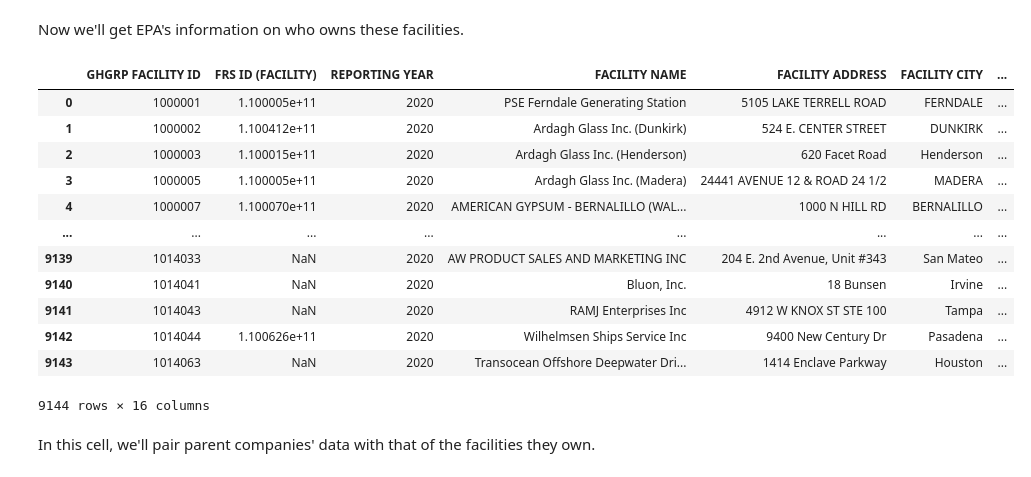
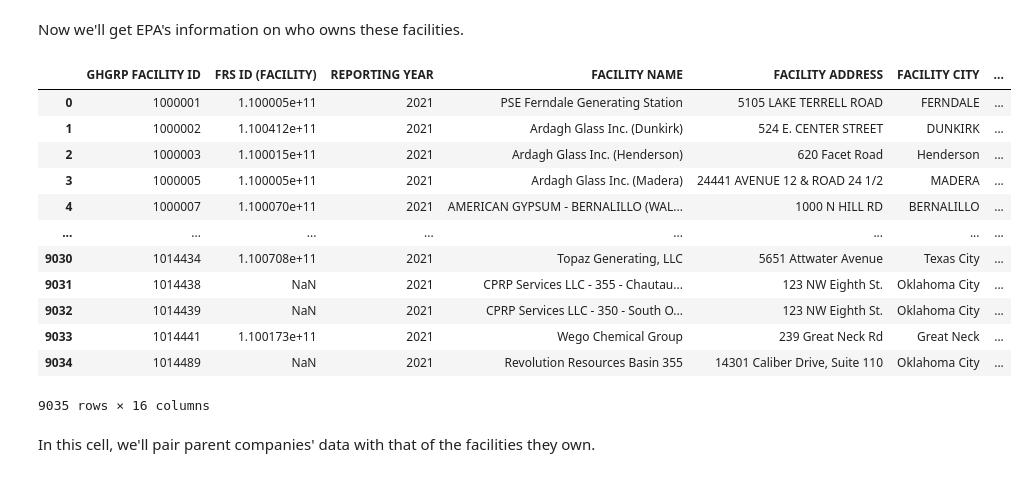
Before and after one commit to edgi-govdata-archiving/ECHO-GHG, a Jupyter notebook: ECHO_GHG.ipynb, the cells around one changed output. Saved outputs shown, nothing was run; the diff lists cells and outputs as text; code cells hidden in the pictures.

```diff
--- a/ECHO_GHG.ipynb
+++ b/ECHO_GHG.ipynb
@@ -55,11 +55,11 @@ Done!
 
 Pick which year you want to focus on. Run the cell of code, choose a year from the dropdown menu, and then proceed to the next step.
 # %%
-years = ["2016", "2017", "2018", "2019", "2020"]
+years = ["2016", "2017", "2018", "2019", "2020", "2021"]
 
 years_dropdown = widgets.Dropdown(
   options = years,
-  value = '2020',
+  value = '2021',
   description='Year:',
   disabled=False
 )
@@ -190,24 +190,24 @@ Exported! Check the 'Files' folder in Colab to download it.
 Now we'll get EPA's information on who owns these facilities.
 # %%
 # First we get some additional information from the EPA on parent companies
-url = "https://www.epa.gov/system/files/other-files/2021-10/ghgp_data_parent_company_10_2021.xlsb"
+url = "https://www.epa.gov/system/files/other-files/2022-10/ghgp_data_parent_company_10_2022.xlsb"
 parents = pd.read_excel(url, engine='pyxlsb', sheet_name = year) # , nrows=9144 9144 non-header rows in this file as of Nov 2021.
 parents["PARENT COMPANY NAME"] = parents["PARENT COMPANY NAME"].str.upper() # Standardize company names to uppercase - sometimes EPA allows company names to be reported in upper and lower case, which intereferes with our ability to aggregate them
 parents
 # %% [output]
 |  | GHGRP FACILITY ID | FRS ID (FACILITY) | REPORTING YEAR | FACILITY NAME | FACILITY ADDRESS | FACILITY CITY | ... |
-| 0 | 1000001 | 1.100005e+11 | 2020 | PSE Ferndale Generating Station | 5105 LAKE TERRELL ROAD | FERNDALE | ... |
-| 1 | 1000002 | 1.100412e+11 | 2020 | Ardagh Glass Inc. (Dunkirk) | 524 E. CENTER STREET | DUNKIRK | ... |
-| 2 | 1000003 | 1.100015e+11 | 2020 | Ardagh Glass Inc. (Henderson) | 620 Facet Road | Henderson | ... |
-| 3 | 1000005 | 1.100005e+11 | 2020 | Ardagh Glass Inc. (Madera) | 24441 AVENUE 12 & ROAD 24 1/2 | MADERA | ... |
-| 4 | 1000007 | 1.100070e+11 | 2020 | AMERICAN GYPSUM - BERNALILLO (WAL... | 1000 N HILL RD | BERNALILLO | ... |
+| 0 | 1000001 | 1.100005e+11 | 2021 | PSE Ferndale Generating Station | 5105 LAKE TERRELL ROAD | FERNDALE | ... |
+| 1 | 1000002 | 1.100412e+11 | 2021 | Ardagh Glass Inc. (Dunkirk) | 524 E. CENTER STREET | DUNKIRK | ... |
+| 2 | 1000003 | 1.100015e+11 | 2021 | Ardagh Glass Inc. (Henderson) | 620 Facet Road | Henderson | ... |
+| 3 | 1000005 | 1.100005e+11 | 2021 | Ardagh Glass Inc. (Madera) | 24441 AVENUE 12 & ROAD 24 1/2 | MADERA | ... |
+| 4 | 1000007 | 1.100070e+11 | 2021 | AMERICAN GYPSUM - BERNALILLO (WAL... | 1000 N HILL RD | BERNALILLO | ... |
 | ... | ... | ... | ... | ... | ... | ... | ... |
-| 9139 | 1014033 | NaN | 2020 | AW PRODUCT SALES AND MARKETING INC | 204 E. 2nd Avenue, Unit #343 | San Mateo | ... |
-| 9140 | 1014041 | NaN | 2020 | Bluon, Inc. | 18 Bunsen | Irvine | ... |
-| 9141 | 1014043 | NaN | 2020 | RAMJ Enterprises Inc | 4912 W KNOX ST STE 100 | Tampa | ... |
-| 9142 | 1014044 | 1.100626e+11 | 2020 | Wilhelmsen Ships Service Inc | 9400 New Century Dr | Pasadena | ... |
-| 9143 | 1014063 | NaN | 2020 | Transocean Offshore Deepwater Dri... | 1414 Enclave Parkway | Houston | ... |
+| 9030 | 1014434 | 1.100708e+11 | 2021 | Topaz Generating, LLC | 5651 Attwater Avenue | Texas City | ... |
+| 9031 | 1014438 | NaN | 2021 | CPRP Services LLC - 355 - Chautau... | 123 NW Eighth St. | Oklahoma City | ... |
+| 9032 | 1014439 | NaN | 2021 | CPRP Services LLC - 350 - South O... | 123 NW Eighth St. | Oklahoma City | ... |
+| 9033 | 1014441 | 1.100173e+11 | 2021 | Wego Chemical Group | 239 Great Neck Rd | Great Neck | ... |
+| 9034 | 1014489 | NaN | 2021 | Revolution Resources Basin 355 | 14301 Caliber Drive, Suite 110 | Oklahoma City | ... |
-9144 rows × 16 columns
+9035 rows × 16 columns
 # %% [markdown]
 In this cell, we'll pair parent companies' data with that of the facilities they own.
 # %%
```
Also changed, not shown: parts of 15 cells of this notebook.
